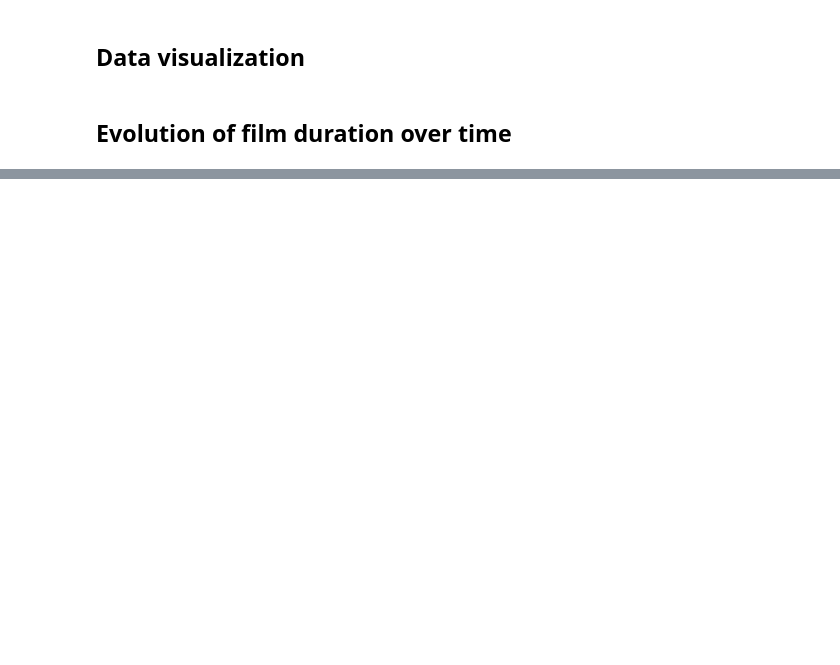
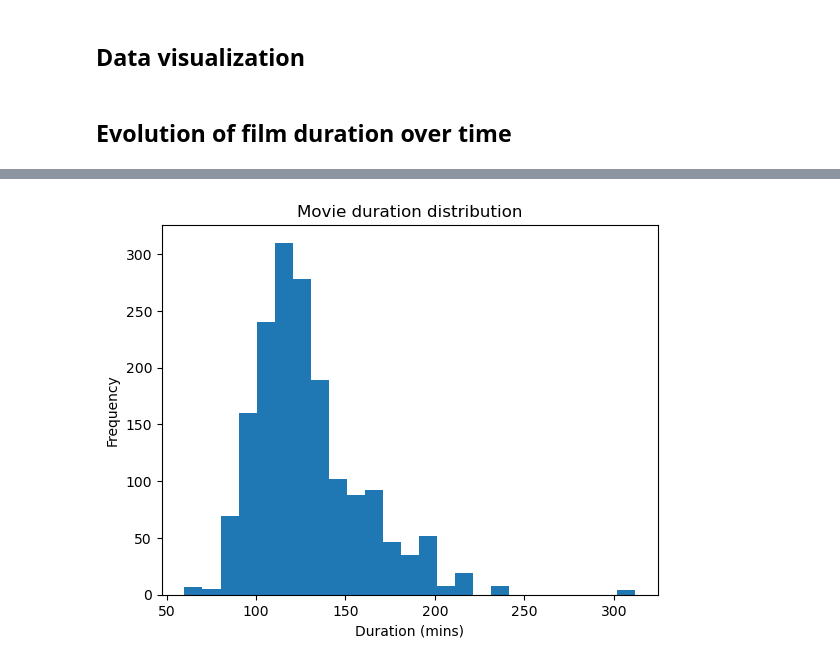
Before and after one commit to davidfernandez1619/ETL_project, a Jupyter notebook: Notebooks/5-Visualization.ipynb, the cells around one changed output, grey strips where cells are left out. Drawn from its saved outputs; the diff is of its cells as text; code cells hidden in the pictures; blank space fills up the shorter version.

```diff
--- a/Notebooks/5-Visualization.ipynb
+++ b/Notebooks/5-Visualization.ipynb
@@ -32,0 +65,11 @@ df = df.reset_index()
+# %%
+'''Here we see an histogram of how the movies duration are distributed.
+We see that most movies are in that 120 mean'''
+
+plt.hist(df['Film Duration'], bins=25)
+plt.xlabel('Duration (mins)')
+plt.ylabel('Frequency')
+plt.title('Movie duration distribution')
+plt.show()
+# %% [output]
+[figure, added]
```
Also changed, not shown: parts of 6 cells of this notebook.
